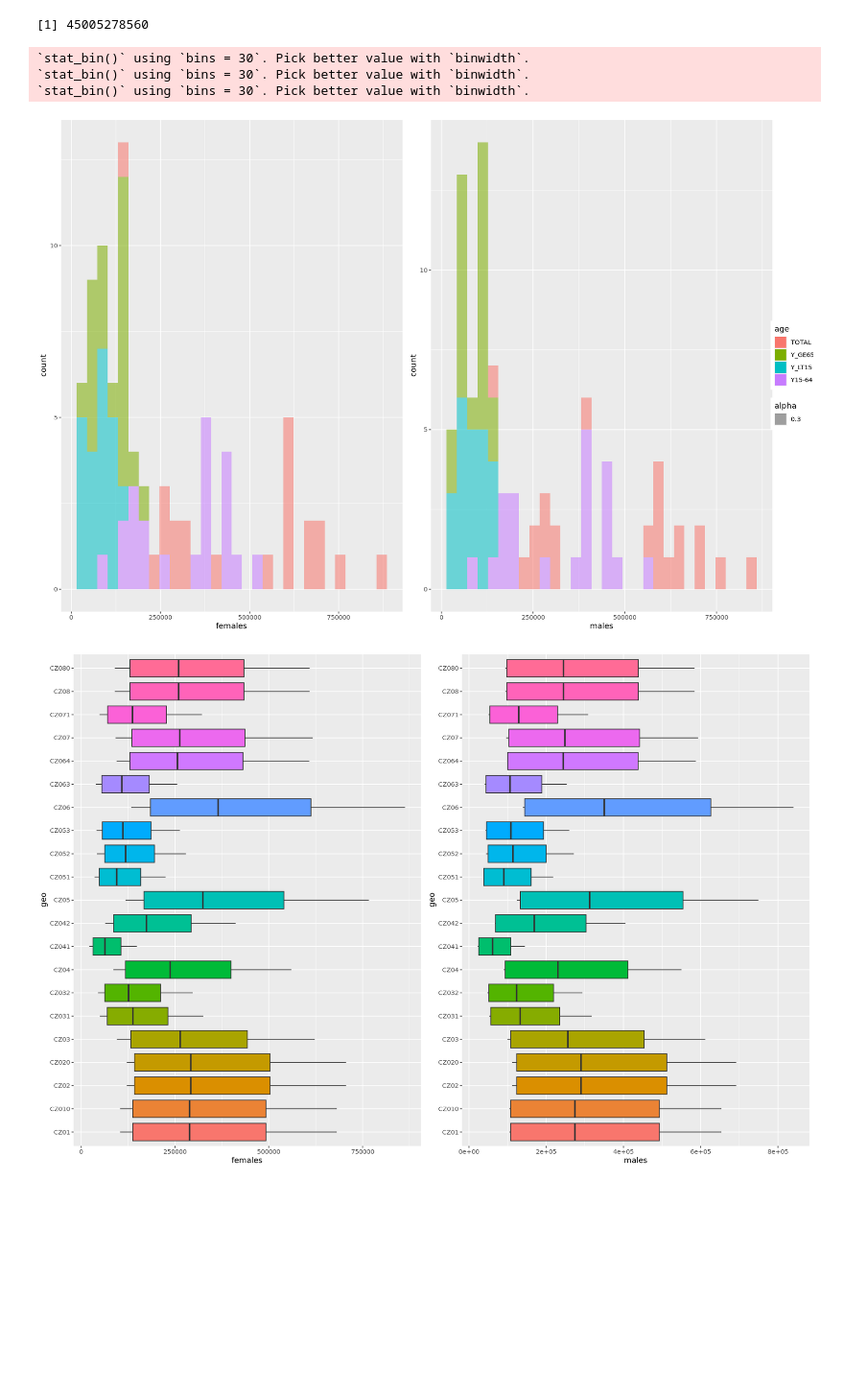
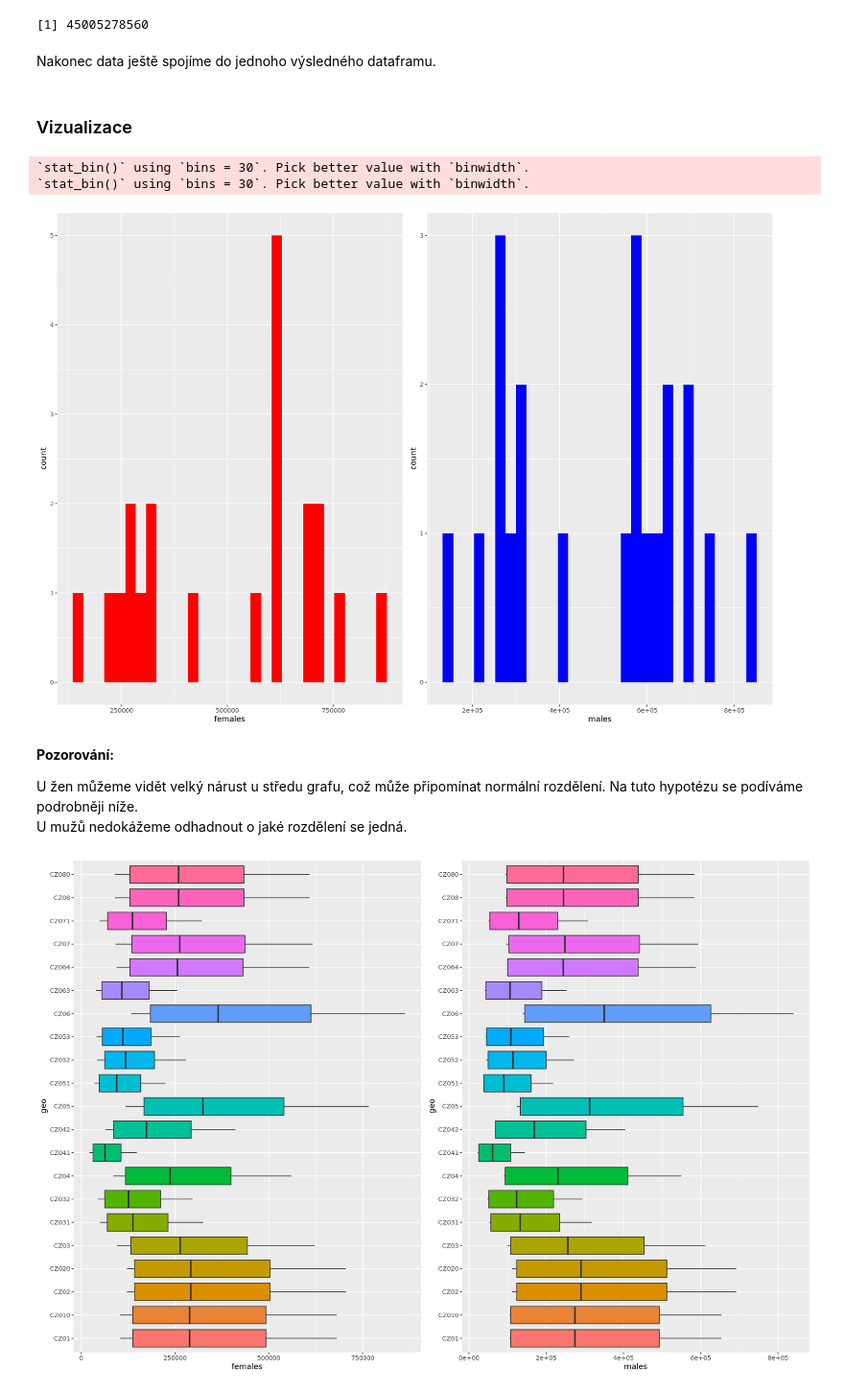
Before and after one commit to JahyLuky/PRS, a Jupyter notebook: hw1/hw1.ipynb, the cells around one changed output. Shown at 96% size. Drawn from its saved outputs; the diff is of its cells as text; code cells hidden in the pictures; blank space fills up the shorter version.

```diff
--- a/hw1/hw1.ipynb
+++ b/hw1/hw1.ipynb
@@ -152,26 +217,32 @@ print(var(females$females))
 print(var(males$males))
 # %% [output]
 [1] 45005278560
+# %% [markdown]
+Nakonec data ještě spojíme do jednoho výsledného dataframu.
 # %%
 df <- merge(females,males)
+# %% [markdown]
+<h3>Vizualizace</h3>
 # %%
-p1 <- ggplot(df, aes(x=females, fill=age, alpha=0.3)) +
-    geom_histogram()
-p2 <- ggplot(df, aes(x=males, fill=age, alpha=0.3)) +
-    geom_histogram()
+p1 <- ggplot(df[df$age == "TOTAL",], aes(x=females)) +
+    geom_histogram(fill = "red")
+p2 <- ggplot(df[df$age == "TOTAL",], aes(x=males)) +
+    geom_histogram(fill = "blue")
 pg <- plot_grid(p1 + theme(legend.position="none"),
                 p2 + theme(legend.position="none"),
                 nrow=1)
-legend <- get_legend(
-    p1 + theme()
-)
+
 options(repr.plot.width=15, repr.plot.height=10)
 plot_grid(pg, legend, rel_widths = c(2, .1))
 # %% [output]
 `stat_bin()` using `bins = 30`. Pick better value with `binwidth`.
 `stat_bin()` using `bins = 30`. Pick better value with `binwidth`.
-`stat_bin()` using `bins = 30`. Pick better value with `binwidth`.
-[figure, old version]
+[figure, new version]
+# %% [markdown]
+<b>Pozorování:</b>
+
+U žen můžeme vidět velký nárust u středu grafu, což může připomínat normální rozdělení. Na tuto hypotézu se podíváme podrobněji níže. <br>
+U mužů nedokážeme odhadnout o jaké rozdělení se jedná.
 # %%
 p1 <- ggplot(df, aes(x=females, y=geo, fill=geo)) +
         geom_boxplot(outlier.color="red", show.legend=F)
```
Also changed, not shown: parts of 49 cells of this notebook.
